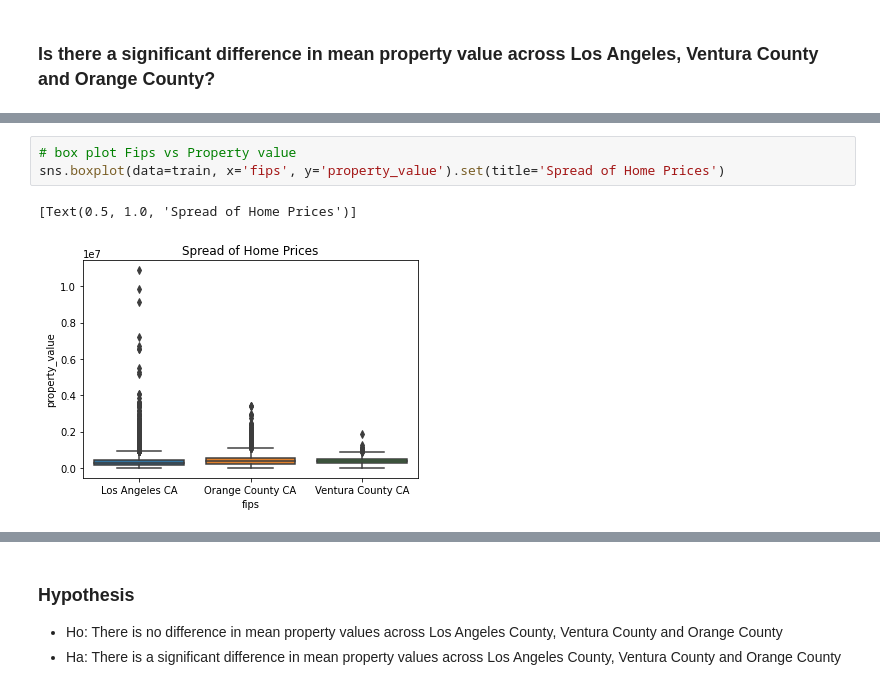
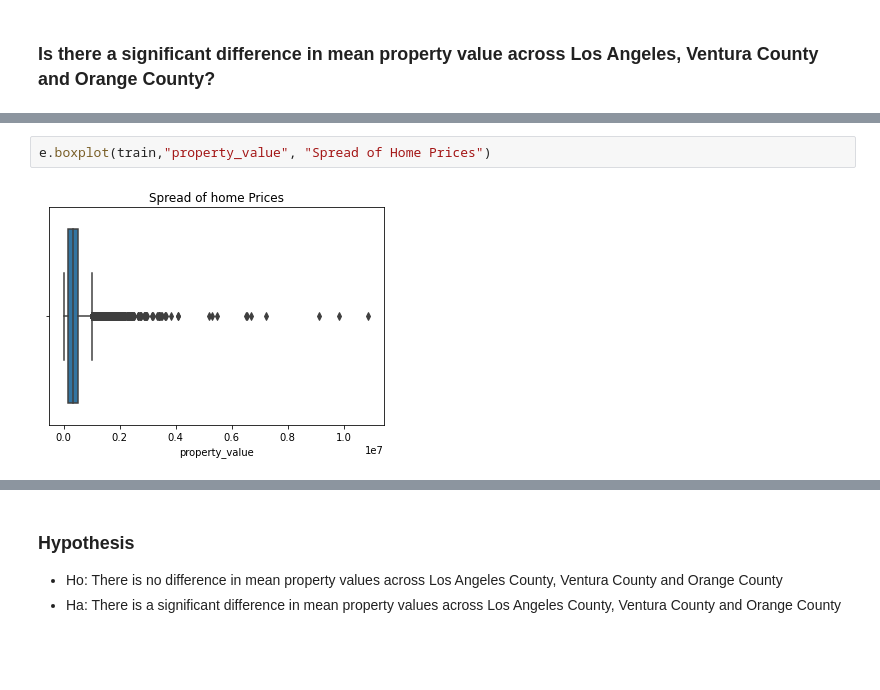
Before and after one commit to allantestaten/regression-project, a Jupyter notebook: final_project_notebook.ipynb, the cells around one changed output, grey strips where cells are left out. Cells and saved outputs as stored; diff of their text form; blank space fills up the shorter version.

```diff
--- a/final_project_notebook.ipynb
+++ b/final_project_notebook.ipynb
@@ -133,9 +101,7 @@ Los Angeles CA       15825
 Orange County CA      5701
 Ventura County CA     1851
 Name: fips, dtype: int64
-# %%
-# box plot Fips vs Property value
-sns.boxplot(data=train, x='fips', y='property_value').set(title='Spread of Home Prices')
-# %% [output]
-[Text(0.5, 1.0, 'Spread of Home Prices')]
-[figure, removed]
+# %%
+e.boxplot(train,"property_value", "Spread of Home Prices")
+# %% [output]
+[figure, added]
```
Also changed, not shown: parts of 36 cells of this notebook.
